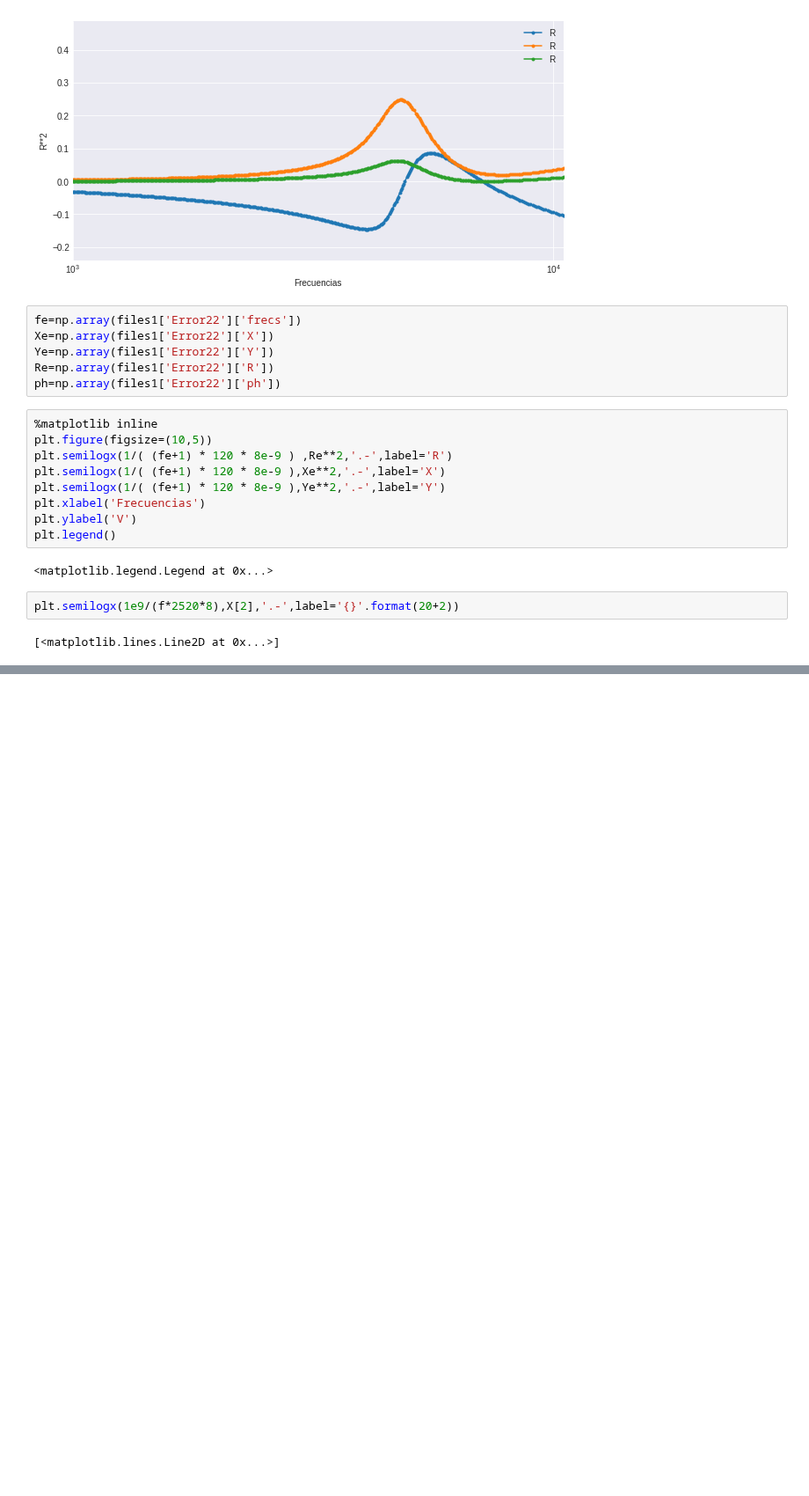
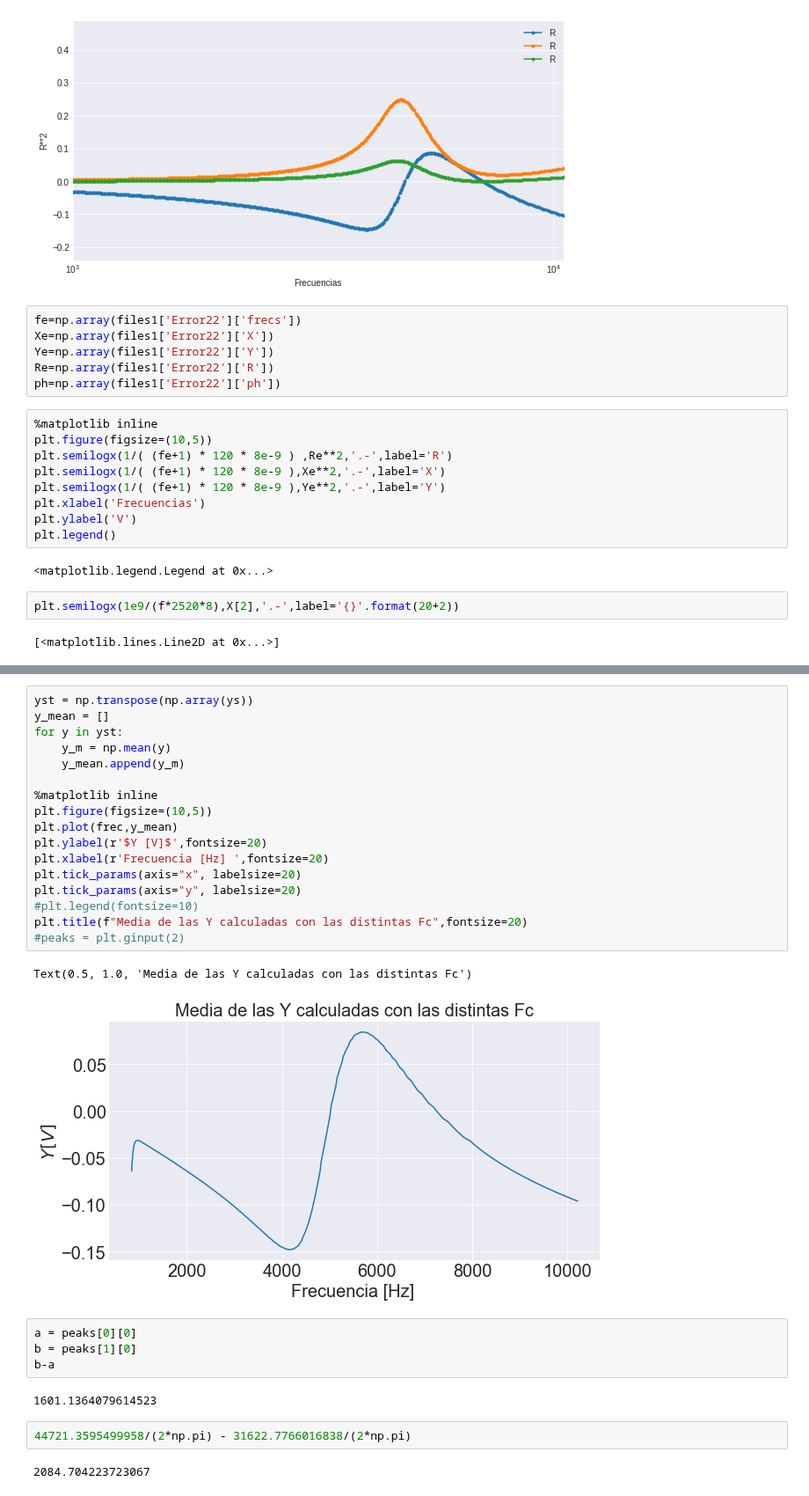
Before and after one commit to LunaKadysz/Laboratorio-4, a Jupyter notebook: Practica6/Untitled.ipynb, the cells around one changed output, grey strips where cells are left out. Shown at 88% size. Cells and saved outputs as stored; diff of their text form; blank space fills up the shorter version.

```diff
--- a/Practica6/Untitled.ipynb
+++ b/Practica6/Untitled.ipynb
@@ -120,0 +182,30 @@ plt.semilogx(1e9/(f*2520*8),X[2],'.-',label='{}'.format(20+2))
+# %%
+yst = np.transpose(np.array(ys))
+y_mean = []
+for y in yst:
+    y_m = np.mean(y)
+    y_mean.append(y_m)
+
+%matplotlib inline
+plt.figure(figsize=(10,5))
+plt.plot(frec,y_mean)
+plt.ylabel(r'$Y [V]$',fontsize=20)
+plt.xlabel(r'Frecuencia [Hz] ',fontsize=20)
+plt.tick_params(axis="x", labelsize=20)
+plt.tick_params(axis="y", labelsize=20)
+#plt.legend(fontsize=10)
+plt.title(f"Media de las Y calculadas con las distintas Fc",fontsize=20)
+#peaks = plt.ginput(2)
+# %% [output]
+Text(0.5, 1.0, 'Media de las Y calculadas con las distintas Fc')
+[figure, added]
+# %%
+a = peaks[0][0]
+b = peaks[1][0]
+b-a
+# %% [output]
+1601.1364079614523
+# %%
+44721.3595499958/(2*np.pi) - 31622.7766016838/(2*np.pi)
+# %% [output]
+2084.704223723067
```
Also changed, not shown: parts of 8 cells of this notebook, 1 other file.
